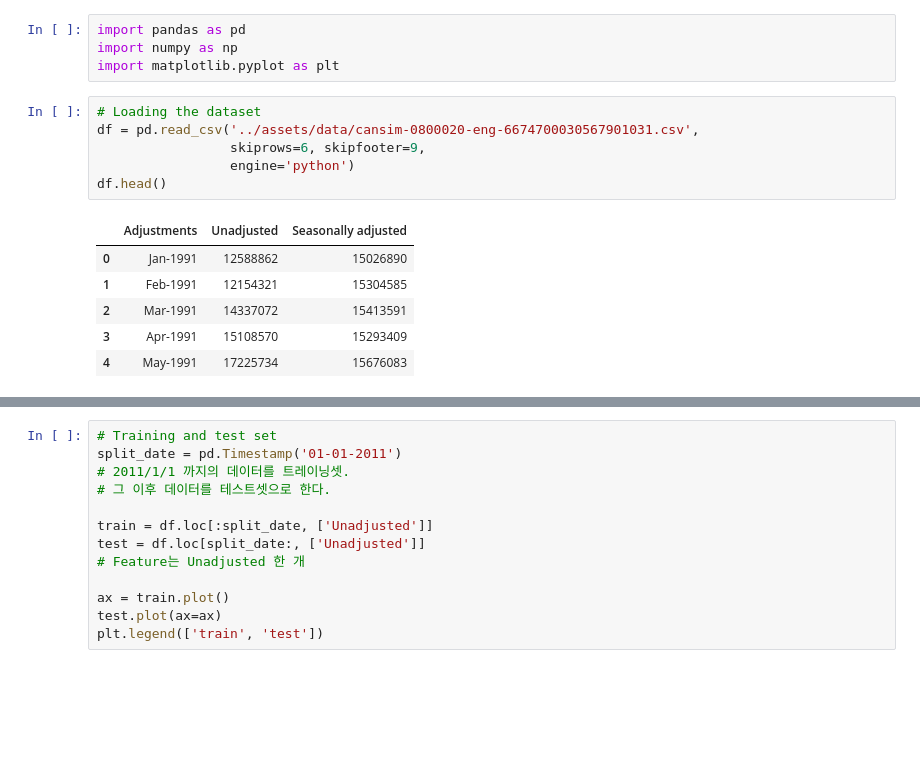
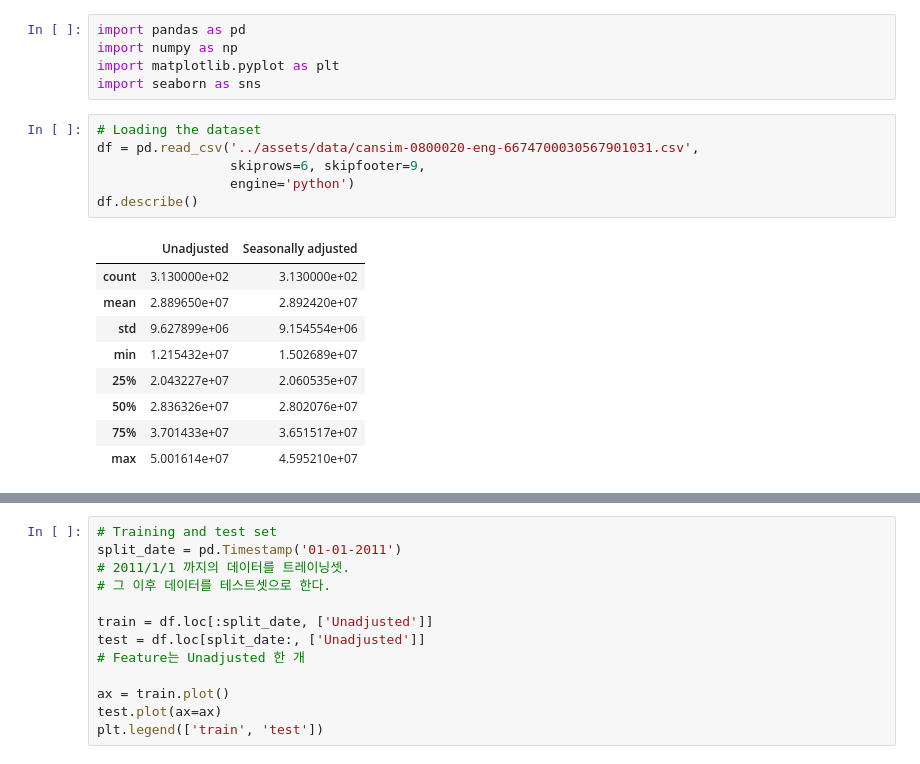
Before and after one commit to hchoi256/hchoi256.github.io, a Jupyter notebook: _posts/LSTM.ipynb, the cells around one changed output, grey strips where cells are left out. Saved outputs shown, nothing was run; the diff lists cells and outputs as text; blank space fills up the shorter version.

```diff
--- a/_posts/LSTM.ipynb
+++ b/_posts/LSTM.ipynb
@@ -2,16 +2,20 @@
 import pandas as pd
 import numpy as np
 import matplotlib.pyplot as plt
+import seaborn as sns
 # %%
 # Loading the dataset
 df = pd.read_csv('../assets/data/cansim-0800020-eng-6674700030567901031.csv',
                  skiprows=6, skipfooter=9,
                  engine='python')
-df.head()
+df.describe()
 # %% [output]
-|  | Adjustments | Unadjusted | Seasonally adjusted |
-| 0 | Jan-1991 | 12588862 | 15026890 |
-| 1 | Feb-1991 | 12154321 | 15304585 |
-| 2 | Mar-1991 | 14337072 | 15413591 |
-| 3 | Apr-1991 | 15108570 | 15293409 |
-| 4 | May-1991 | 17225734 | 15676083 |
+|  | Unadjusted | Seasonally adjusted |
+| count | 3.130000e+02 | 3.130000e+02 |
+| mean | 2.889650e+07 | 2.892420e+07 |
+| std | 9.627899e+06 | 9.154554e+06 |
+| min | 1.215432e+07 | 1.502689e+07 |
+| 25% | 2.043227e+07 | 2.060535e+07 |
+| 50% | 2.836326e+07 | 2.802076e+07 |
+| 75% | 3.701433e+07 | 3.651517e+07 |
+| max | 5.001614e+07 | 4.595210e+07 |
```
Also changed, not shown: parts of 9 cells of this notebook, 5 other files.
